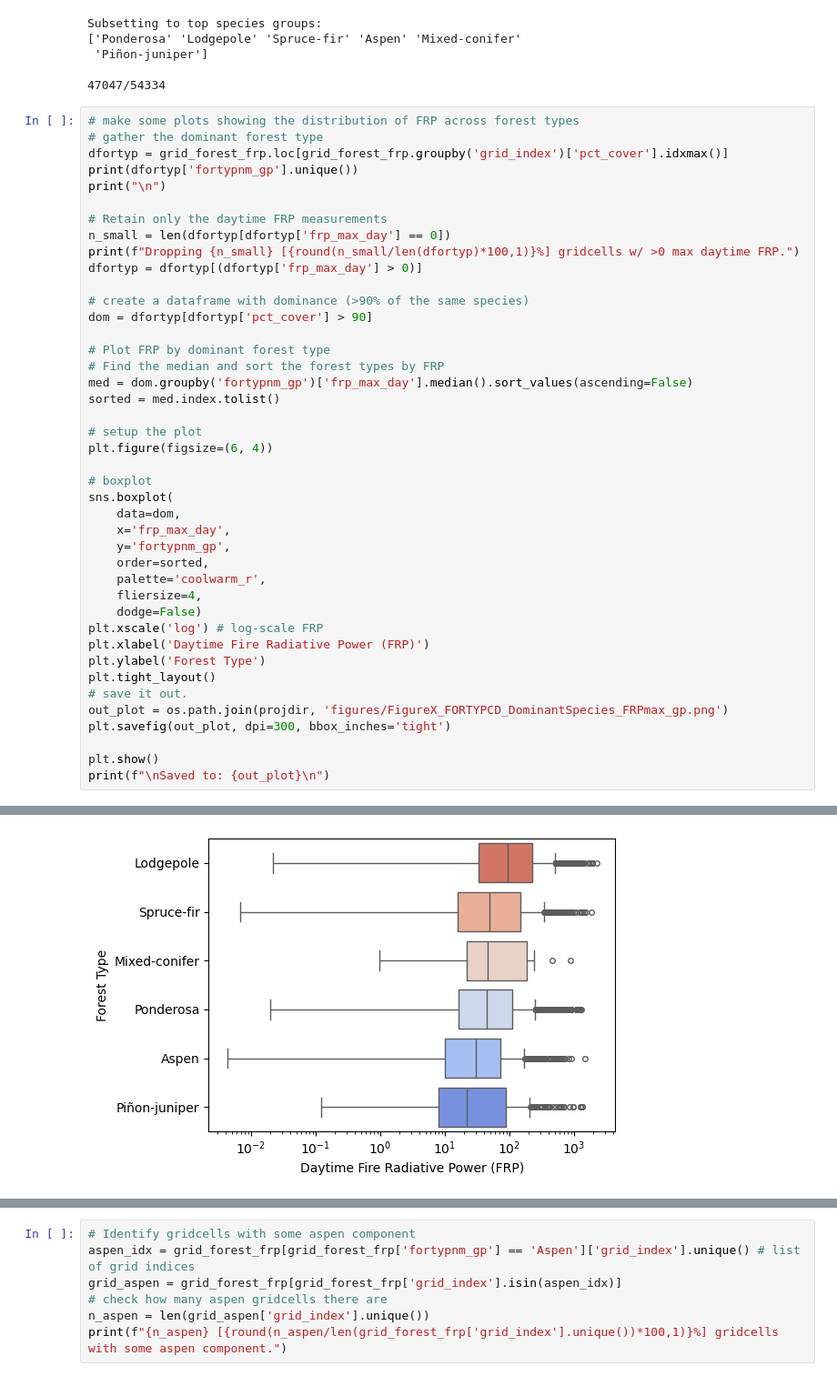
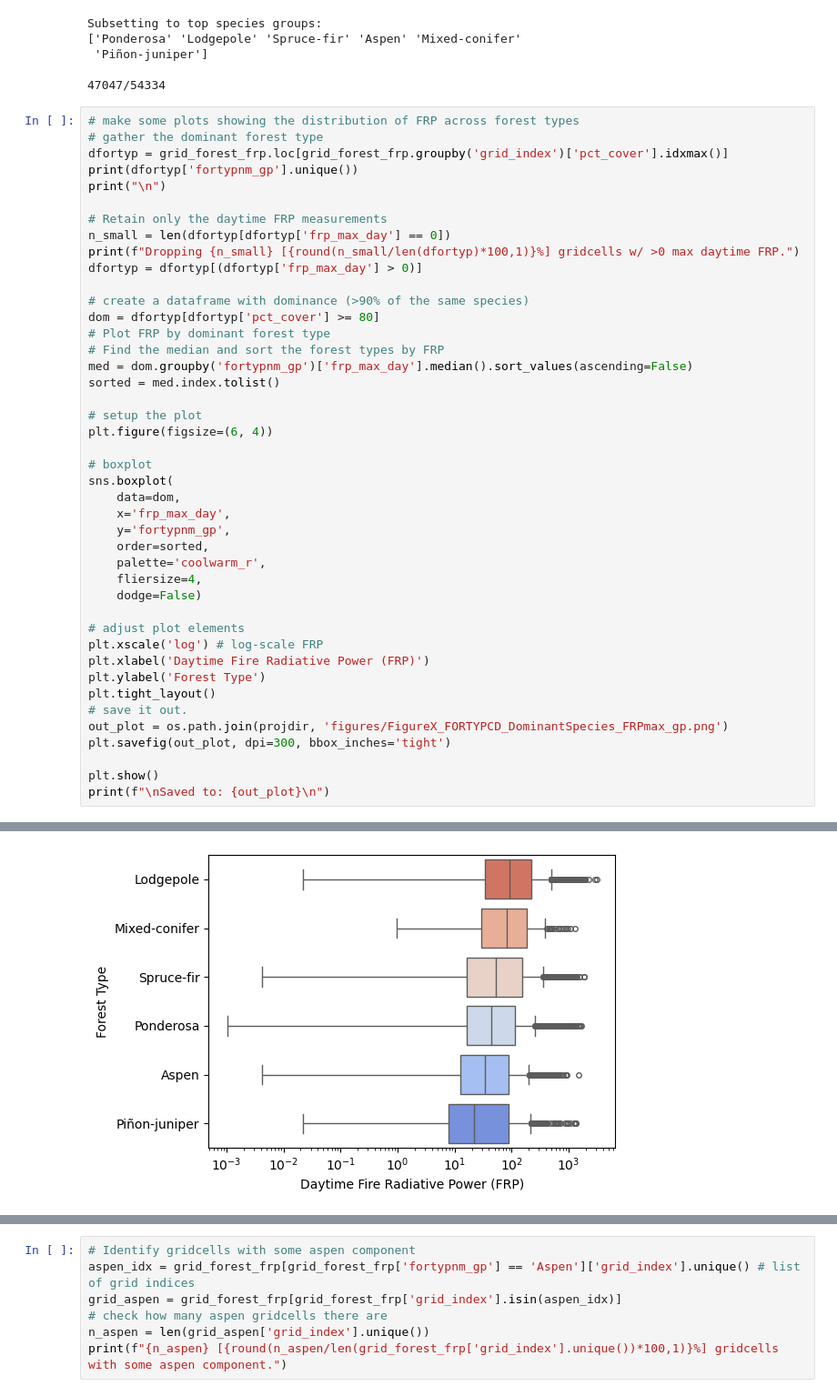
Before and after one commit to natshoff/aspen-fire-fork, a Jupyter notebook: Aim2/code/Python/04b_TreeMap_FIA-Summary.ipynb, the cells around one changed output, grey strips where cells are left out. Shown: that part at 91% size. Drawn from its saved outputs; the diff is of its cells as text.

```diff
--- a/Aim2/code/Python/04b_TreeMap_FIA-Summary.ipynb
+++ b/Aim2/code/Python/04b_TreeMap_FIA-Summary.ipynb
@@ -462,42 +462,43 @@ print(f"Dropping {n_small} [{round(n_small/len(dfortyp)*100,1)}%] gridcells w/ >
 dfortyp = dfortyp[(dfortyp['frp_max_day'] > 0)]
 
 # create a dataframe with dominance (>90% of the same species)
-dom = dfortyp[dfortyp['pct_cover'] > 90]
-
+dom = dfortyp[dfortyp['pct_cover'] >= 80]
 # Plot FRP by dominant forest type
 # Find the median and sort the forest types by FRP
 med = dom.groupby('fortypnm_gp')['frp_max_day'].median().sort_values(ascending=False)
 sorted = med.index.tolist()
 
 # setup the plot
 plt.figure(figsize=(6, 4))
 
 # boxplot
 sns.boxplot(
     data=dom,
     x='frp_max_day',
     y='fortypnm_gp',
     order=sorted,
     palette='coolwarm_r',
     fliersize=4,
     dodge=False)
+
+# adjust plot elements
 plt.xscale('log') # log-scale FRP
 plt.xlabel('Daytime Fire Radiative Power (FRP)')
 plt.ylabel('Forest Type')
 plt.tight_layout()
 # save it out.
 out_plot = os.path.join(projdir, 'figures/FigureX_FORTYPCD_DominantSpecies_FRPmax_gp.png')
 plt.savefig(out_plot, dpi=300, bbox_inches='tight')
 
 plt.show()
 print(f"\nSaved to: {out_plot}\n")
 # %% [output]
 ['Piñon-juniper' 'Ponderosa' 'Aspen' 'Mixed-conifer' 'Lodgepole'
  'Spruce-fir']
 
 
 Dropping 9395 [20.0%] gridcells w/ >0 max daytime FRP.
-[figure, old version]
+[figure, new version]
 Saved to: /Users/max/Library/CloudStorage/OneDrive-Personal/mcook/aspen-fire/Aim2/figures/FigureX_FORTYPCD_DominantSpecies_FRPmax_gp.png
 # %%
 # Run a statistical test between these groups
```
Also changed, not shown: parts of 8 cells of this notebook, 15 other files.
